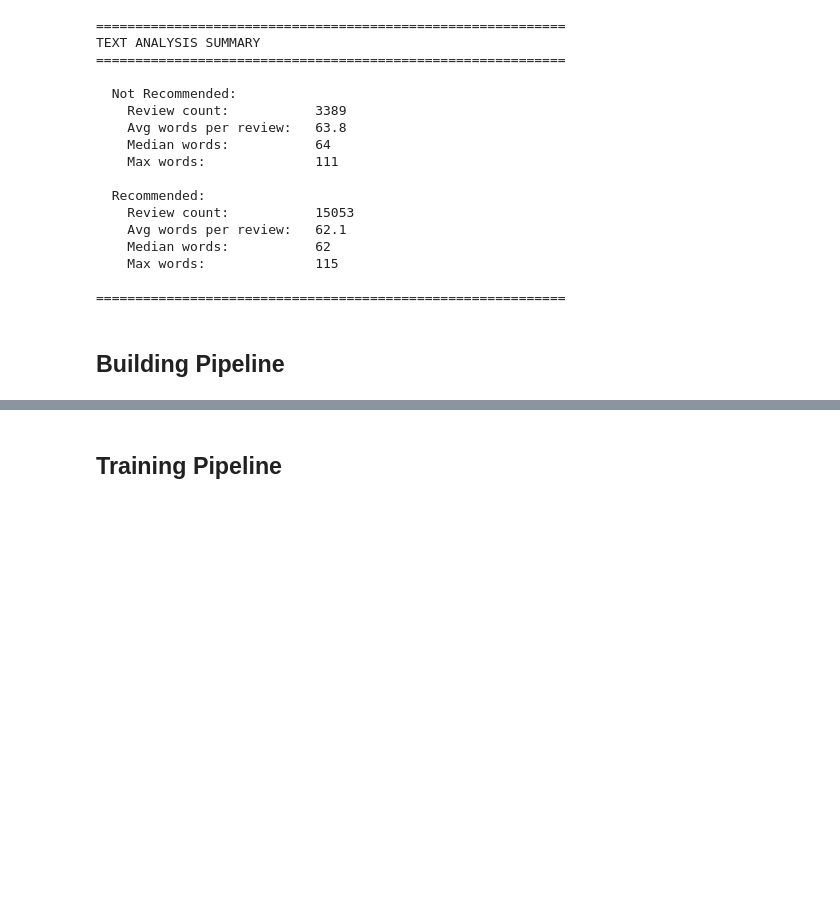
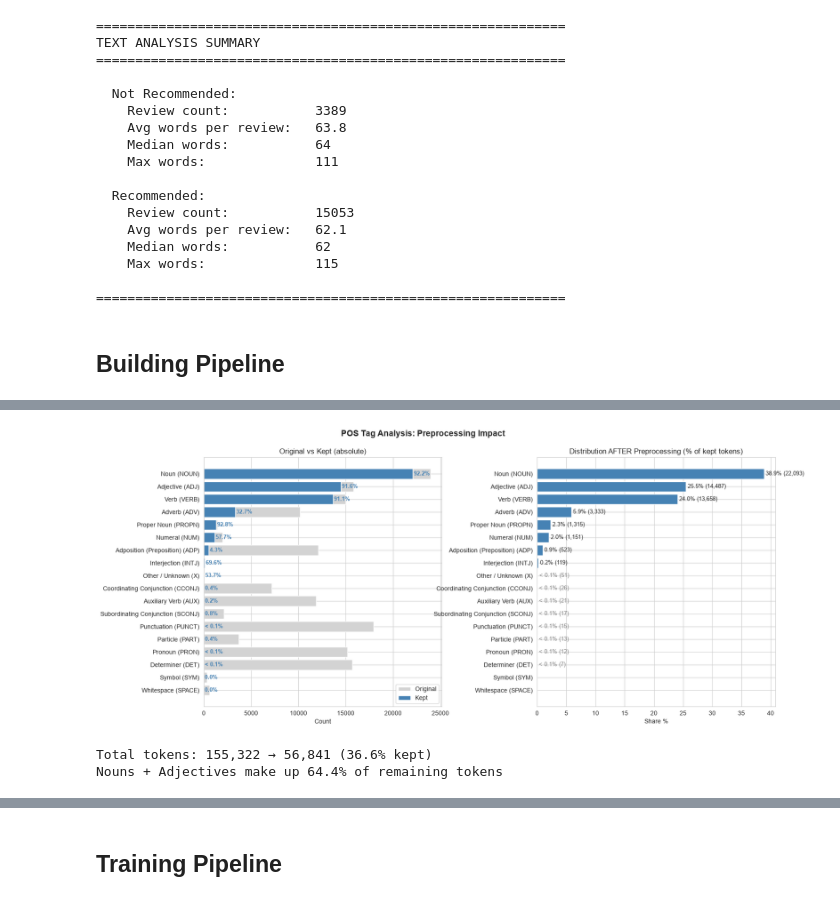
Before and after one commit to BA-SPM/UDACITY_-_DSND__Data_Science_pipelines, a Jupyter notebook: starter/starter.ipynb, the cells around one changed output, grey strips where cells are left out. Drawn from its saved outputs; the diff is of its cells as text; code cells hidden in the pictures; blank space fills up the shorter version.

```diff
--- a/starter/starter.ipynb
+++ b/starter/starter.ipynb
@@ -806,0 +968,14 @@ TEXT ANALYSIS SUMMARY
+# %%
+print("=== BEFORE vs AFTER: spaCy Preprocessing ===\n")
+
+for i in sample_idx:
+    print(f"--- Review #{i} ---")
+    print(f"  BEFORE: {df.loc[i, 'combined_text'][:120]}...")
+    print(f"  AFTER:  {df.loc[i, 'processed_text'][:120]}...")
+
+    # Token count comparison
+    before_len = len(df.loc[i, 'combined_text'].split())
+    after_len = len(df.loc[i, 'processed_text'].split())
+    reduction = (1 - after_len / max(before_len, 1)) * 100
+    print(f"  Tokens: {before_len} → {after_len} ({reduction:.0f}% reduction)")
+    print()
@@ -806,0 +1142,50 @@ TEXT ANALYSIS SUMMARY
+# %%
+# --- Plot ---
+fig, (ax1, ax2) = plt.subplots(1, 2, figsize=(18, 7))
+
+y = range(len(pos_df))
+labels = pos_df['Category'] + ' (' + pos_df['POS Tag'] + ')'
+
+# --- Plot 1: Original vs Kept (absolute) ---
+ax1.barh(y, pos_df['Count Original'], color='lightgray', label='Original')
+ax1.barh(y, pos_df['Count Kept'], color='steelblue', label='Kept')
+ax1.set_yticks(y)
+ax1.set_yticklabels(labels)
+ax1.invert_yaxis()
+ax1.set_title('Original vs Kept (absolute)')
+ax1.set_xlabel('Count')
+ax1.legend(loc='lower right')
+
+for i, (kept, pct) in enumerate(zip(pos_df['Count Kept'], pos_df['Kept %'])):
+    ax1.text(kept + 100, i, f'{pct}%', va='center', fontsize=9,
+             color='steelblue', fontweight='bold')
+
+# --- Plot 2: New distribution (share of kept tokens) ---
+total_kept = pos_df['Count Kept'].sum()
+pos_df['Share %'] = pos_df['Count Kept'] / total_kept * 100
+
+bars = ax2.barh(y, pos_df['Share %'], color='steelblue')
+ax2.set_yticks(y)
+ax2.set_yticklabels(labels)
+ax2.invert_yaxis()
+ax2.set_title('Distribution AFTER Preprocessing (% of kept tokens)')
+ax2.set_xlabel('Share %')
+
+for i, (share, count) in enumerate(zip(pos_df['Share %'], pos_df['Count Kept'])):
+    if share >= 0.1:
+        ax2.text(share + 0.3, i, f'{share:.1f}% ({count:,})', va='center', fontsize=9)
+    elif count > 0:
+        ax2.text(share + 0.3, i, f'< 0.1% ({count:,})', va='center', fontsize=9, color='gray')
+
+fig.suptitle('POS Tag Analysis: Preprocessing Impact', fontsize=14, fontweight='bold', y=1.02)
+fig.subplots_adjust(left=0.22, right=0.95, top=0.93, wspace=0.4)
+plt.show()
+
+print(f"\nTotal tokens: {pos_df['Count Original'].sum():,} → {total_kept:,} "
+      f"({total_kept / pos_df['Count Original'].sum():.1%} kept)")
+print(f"Nouns + Adjectives make up {pos_df[pos_df['POS Tag'].isin(['NOUN', 'ADJ'])]['Share %'].sum():.1f}% "
+      f"of remaining tokens")
+# %% [output]
+[figure, added]
+Total tokens: 155,322 → 56,841 (36.6% kept)
+Nouns + Adjectives make up 64.4% of remaining tokens
```
Also changed, not shown: parts of 22 cells of this notebook.
